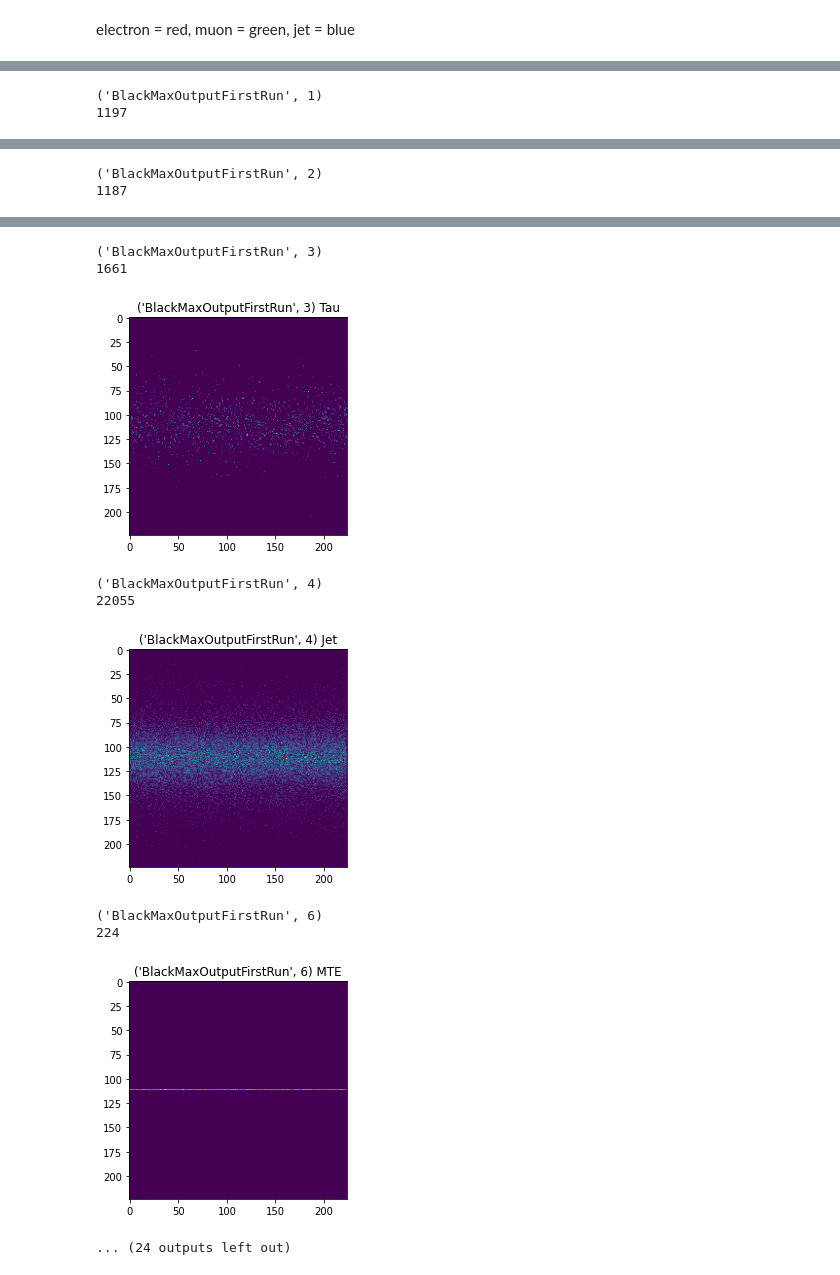
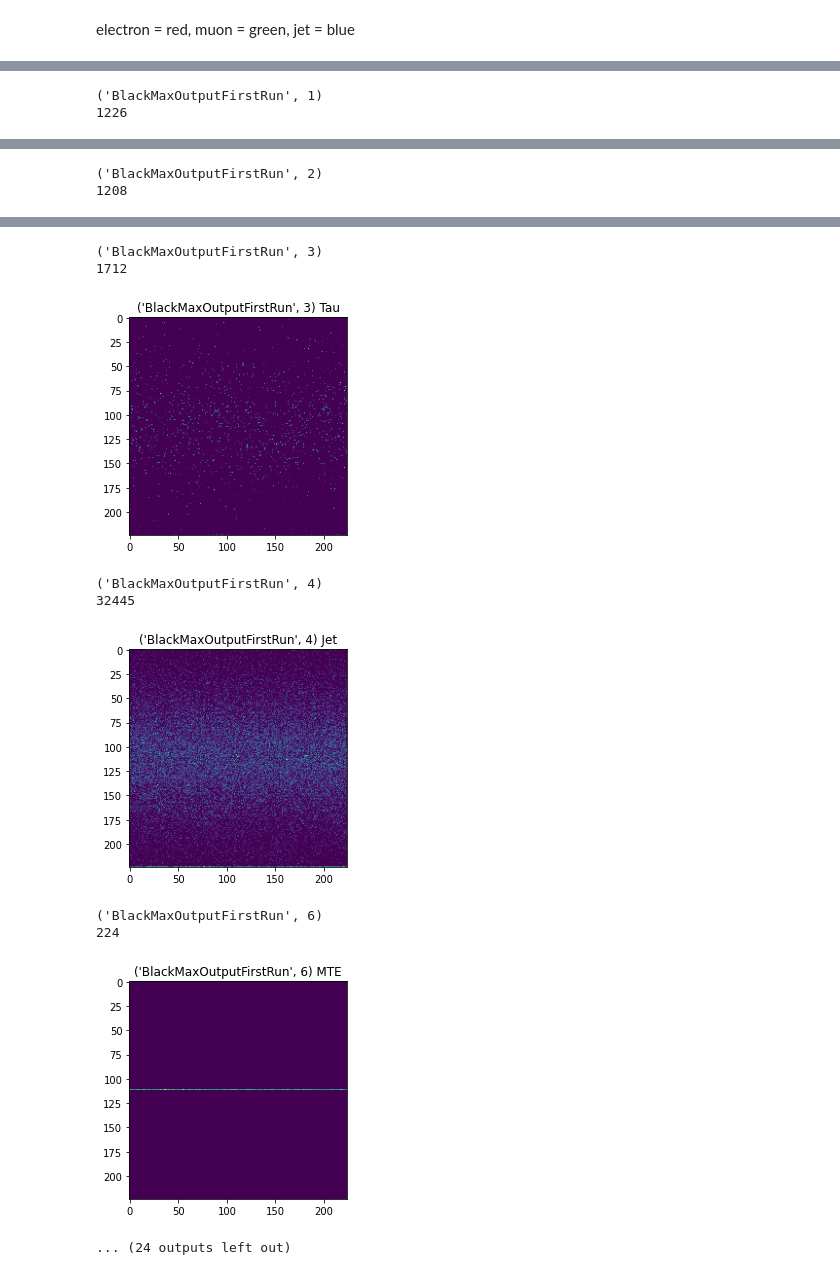
Before and after one commit to mitresthen/phys117_2021, a Jupyter notebook: SphaleronsVBlackHoles.ipynb, the cells around one changed output, grey strips where cells are left out. Drawn from its saved outputs; the diff is of its cells as text; code cells hidden in the pictures.

Commit message:
histogram eta

```diff
--- a/SphaleronsVBlackHoles.ipynb
+++ b/SphaleronsVBlackHoles.ipynb
@@ -494,3 +544,15 @@ plotComparativeSpecificObjectEnergyDistribution()
+# %%
+def standardDeviance(dictEtaValues=etaDist()):
+  std = []
+  for dataSet in dataSets:
+    std.append(statistics.stdev(dictEtaValues[dataSet.fileName]))
+  return std
+
+def mean():
+  mean = []
+  for dataSet in dataSets:
+    mean.append(statistics.mean(etaDist()[dataSet.fileName]))
+  return mean
 # %%
 for dataset in dataSets:
   pTListTotal = sumPT(dataset.data)
@@ -572,7 +634,7 @@ def createEtaPhiBinnedImages(dataSet,
       for obj in event:
         if int(obj[colmapper["typ"]]) != int(objectType):
           continue
-        eta = obj[colmapper["eta"]] + abs(minEta)
+        eta = numpy.clip(obj[colmapper["eta"]], minEta, maxEta) + abs(minEta)
         convertedEta = max(0, round(eta*scalingFactorEta)-1)
 
         phi = obj[colmapper["phi"]] + abs(minPhi)
@@ -628,8 +690,8 @@ images = {}
 for dataSet in dataSets:
   imageHeight = 224
   imageWidth = 224
-  maxEta = 5
-  minEta = -5
+  maxEta = 2*max(standardDeviance())
+  minEta = -2*max(standardDeviance())
   maxPhi = 3.14
   minPhi = -3.14
 
@@ -664,2 +726,2 @@ for imageKey in objectImages:
 ('BlackMaxOutputFirstRun', 1)
-1197
+1226
@@ -667,2 +729,2 @@ for imageKey in objectImages:
 ('BlackMaxOutputFirstRun', 2)
-1187
+1208
@@ -670,9 +732,9 @@ for imageKey in objectImages:
 ('BlackMaxOutputFirstRun', 3)
-1661
+1712
-[figure, old version]
+[figure, new version]
 ('BlackMaxOutputFirstRun', 4)
-22055
+32445
-[figure, old version]
+[figure, new version]
 ('BlackMaxOutputFirstRun', 6)
 224
 [figure]
```
Also changed, not shown: parts of 6 cells of this notebook.
